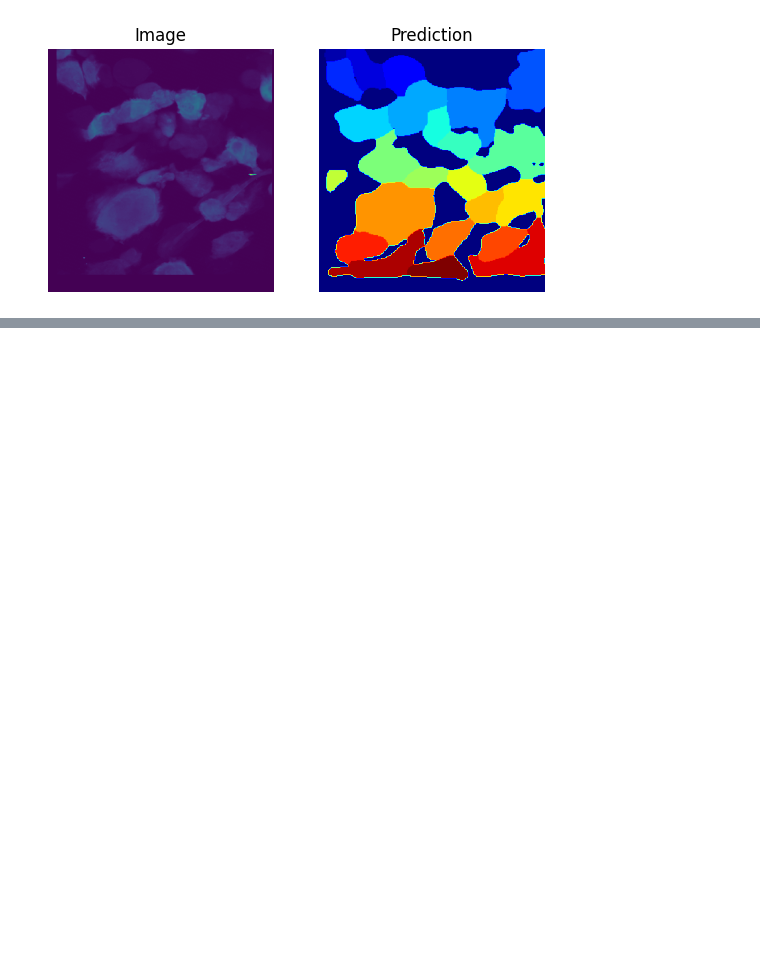
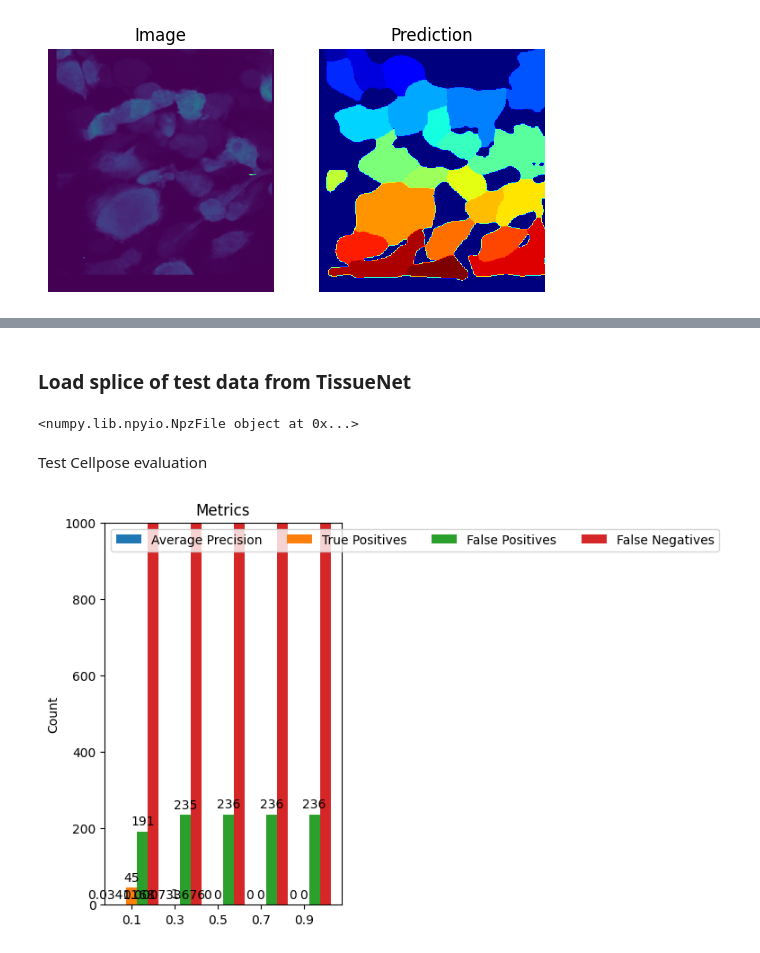
Before and after one commit to uw-loci/curvelets, a Jupyter notebook: src/CurveAlign_CT-FIRE/Cellanalysis/toolevaluation/example_pretrained.ipynb, the cells around one changed output, grey strips where cells are left out. Drawn from its saved outputs; the diff is of its cells as text; code cells hidden in the pictures; blank space fills up the shorter version.

Commit message:
Test Cellpose evaluation

```diff
--- a/src/CurveAlign_CT-FIRE/Cellanalysis/toolevaluation/example_pretrained.ipynb
+++ b/src/CurveAlign_CT-FIRE/Cellanalysis/toolevaluation/example_pretrained.ipynb
@@ -64,0 +67,51 @@ show_prediction('MAX_registered-0008.tif', masks_dc)
+# %%
+def show_metrics(ious, metrics):
+    ious = ious
+    metric_breakdown = {
+        'Average Precision': metrics[0],
+        'True Positives': metrics[1],
+        'False Positives': metrics[2],
+        'False Negatives': metrics[3]
+    }
+
+    x = np.arange(len(ious))  # the label locations
+    width = 0.25  # the width of the bars
+    multiplier = 0
+
+    fig, ax = plt.subplots(layout='constrained')
+
+    for name, value in metric_breakdown.items():
+        offset = width * multiplier
+        rects = ax.bar(x + offset, value, width, label=name)
+        ax.bar_label(rects, padding=3)
+        multiplier += 1
+
+    # Add some text for labels, title and custom x-axis tick labels, etc.
+    ax.set_ylabel('Count')
+    ax.set_title('Metrics')
+    ax.set_xticks(x + width, ious)
+    ax.legend(loc='upper left', ncols=4)
+    ax.set_ylim(0, 1000)
+
+    plt.show()
+# %% [markdown]
+### Load splice of test data from TissueNet
+# %%
+test_data = np.load(rf"C:\Users\aarus\.deepcell\datasets\tissuenet_v1-1\test.npz")
+print(test_data)
+X_test = test_data['X'][0:100]
+y_test = test_data['y'][0:100]
+# %% [output]
+<numpy.lib.npyio.NpzFile object at 0x...>
+# %% [markdown]
+Test Cellpose evaluation
+# %%
+import cellpose_segmentation as cp
+
+masks = [cp.predict('tissuenet_cp3', x, channels=[2,1], flow_threshold=0.8) for x in X_test]
+predictions = np.array(masks)
+# %%
+metrics = cp.evaluate(y_test[...,0], predictions, ious=[0.1, 0.3, 0.5, 0.7, 0.9])
+show_metrics(ious=[0.1, 0.3, 0.5, 0.7, 0.9], metrics=metrics)
+# %% [output]
+[figure, added]
```
Also changed, not shown: parts of 1 cell of this notebook.
